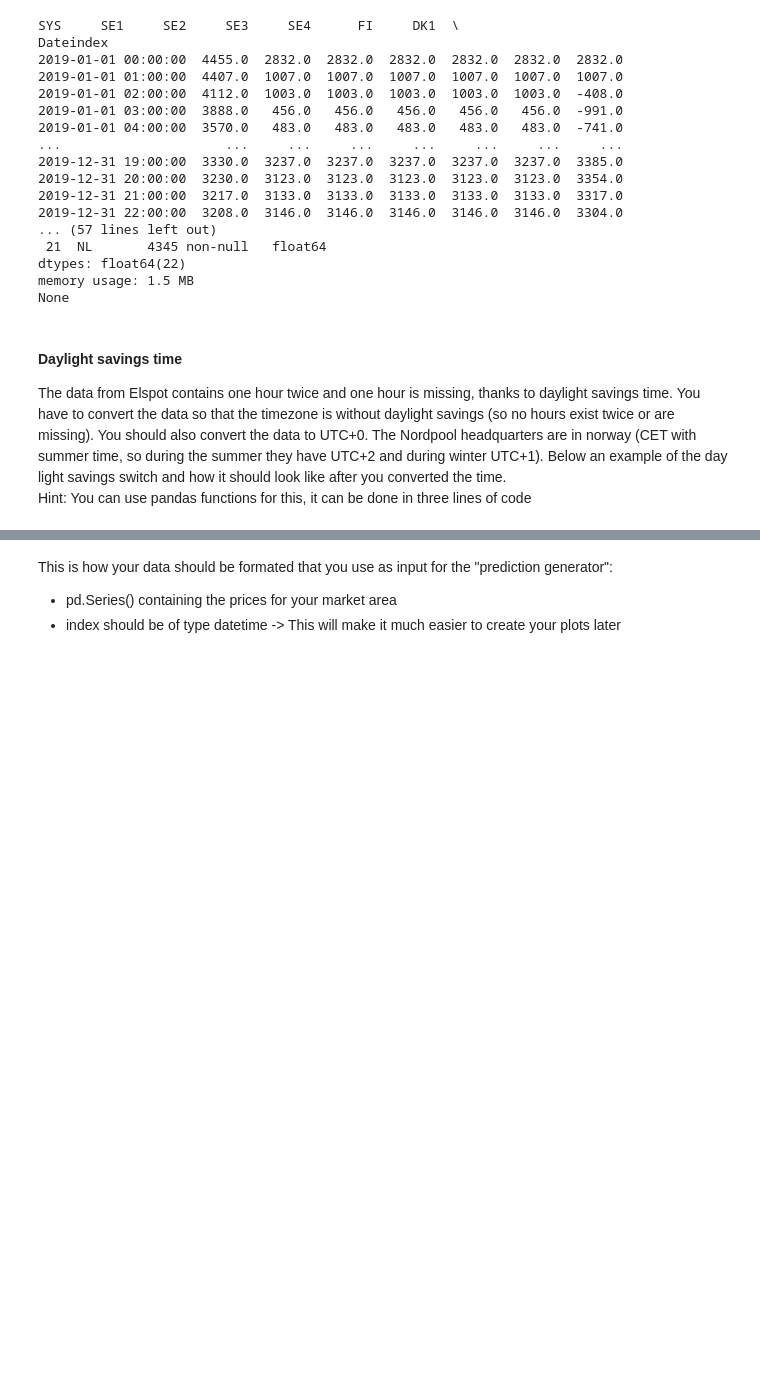
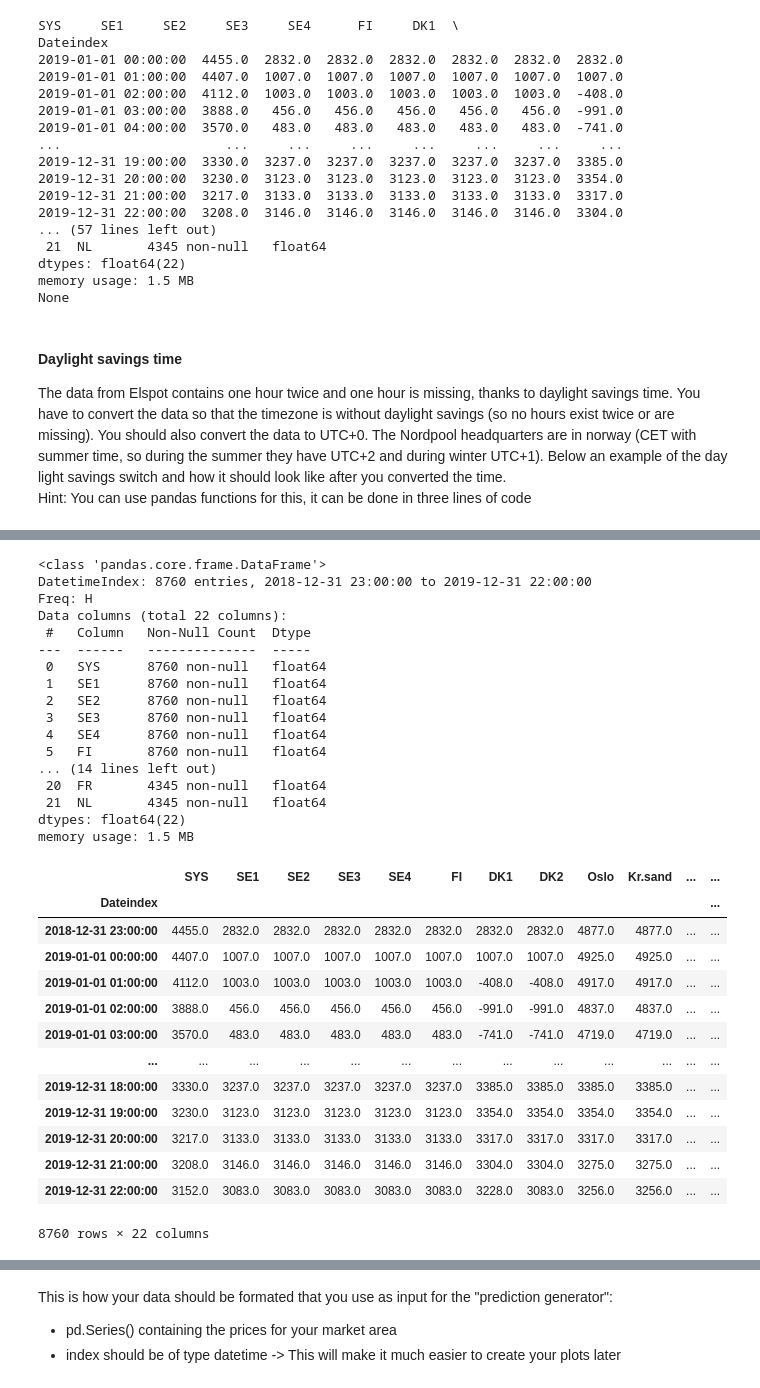
Before and after one commit to lukasbahr/pom, a Jupyter notebook: dsm/dsm.ipynb, the cells around one changed output, grey strips where cells are left out. Drawn from its saved outputs; the diff is of its cells as text; code cells hidden in the pictures; blank space fills up the shorter version.

```diff
--- a/dsm/dsm.ipynb
+++ b/dsm/dsm.ipynb
@@ -107,5 +102,39 @@ def removeDaylightSavings(df):
 # %%
 df = removeDaylightSavings(df)
+df.info()
+df
+# %% [output]
+<class 'pandas.core.frame.DataFrame'>
+DatetimeIndex: 8760 entries, 2018-12-31 23:00:00 to 2019-12-31 22:00:00
+Freq: H
+Data columns (total 22 columns):
+ #   Column   Non-Null Count  Dtype
+---  ------   --------------  -----
+ 0   SYS      8760 non-null   float64
+ 1   SE1      8760 non-null   float64
+ 2   SE2      8760 non-null   float64
+ 3   SE3      8760 non-null   float64
+ 4   SE4      8760 non-null   float64
+ 5   FI       8760 non-null   float64
+... (14 lines left out)
+ 20  FR       4345 non-null   float64
+ 21  NL       4345 non-null   float64
+dtypes: float64(22)
+memory usage: 1.5 MB
+|  | SYS | SE1 | SE2 | SE3 | SE4 | FI | DK1 | DK2 | Oslo | Kr.sand | ... | ... |
+| Dateindex |  |  |  |  |  |  |  |  |  |  |  | ... |
+| 2018-12-31 23:00:00 | 4455.0 | 2832.0 | 2832.0 | 2832.0 | 2832.0 | 2832.0 | 2832.0 | 2832.0 | 4877.0 | 4877.0 | ... | ... |
+| 2019-01-01 00:00:00 | 4407.0 | 1007.0 | 1007.0 | 1007.0 | 1007.0 | 1007.0 | 1007.0 | 1007.0 | 4925.0 | 4925.0 | ... | ... |
+| 2019-01-01 01:00:00 | 4112.0 | 1003.0 | 1003.0 | 1003.0 | 1003.0 | 1003.0 | -408.0 | -408.0 | 4917.0 | 4917.0 | ... | ... |
+| 2019-01-01 02:00:00 | 3888.0 | 456.0 | 456.0 | 456.0 | 456.0 | 456.0 | -991.0 | -991.0 | 4837.0 | 4837.0 | ... | ... |
+| 2019-01-01 03:00:00 | 3570.0 | 483.0 | 483.0 | 483.0 | 483.0 | 483.0 | -741.0 | -741.0 | 4719.0 | 4719.0 | ... | ... |
+| ... | ... | ... | ... | ... | ... | ... | ... | ... | ... | ... | ... | ... |
+| 2019-12-31 18:00:00 | 3330.0 | 3237.0 | 3237.0 | 3237.0 | 3237.0 | 3237.0 | 3385.0 | 3385.0 | 3385.0 | 3385.0 | ... | ... |
+| 2019-12-31 19:00:00 | 3230.0 | 3123.0 | 3123.0 | 3123.0 | 3123.0 | 3123.0 | 3354.0 | 3354.0 | 3354.0 | 3354.0 | ... | ... |
+| 2019-12-31 20:00:00 | 3217.0 | 3133.0 | 3133.0 | 3133.0 | 3133.0 | 3133.0 | 3317.0 | 3317.0 | 3317.0 | 3317.0 | ... | ... |
+| 2019-12-31 21:00:00 | 3208.0 | 3146.0 | 3146.0 | 3146.0 | 3146.0 | 3146.0 | 3304.0 | 3304.0 | 3275.0 | 3275.0 | ... | ... |
+| 2019-12-31 22:00:00 | 3152.0 | 3083.0 | 3083.0 | 3083.0 | 3083.0 | 3083.0 | 3228.0 | 3083.0 | 3256.0 | 3256.0 | ... | ... |
+8760 rows × 22 columns
 # %%
 # Show results
 df[daylight_idx-2:daylight_idx+2]
```
Also changed, not shown: parts of 7 cells of this notebook, 1 other file.
